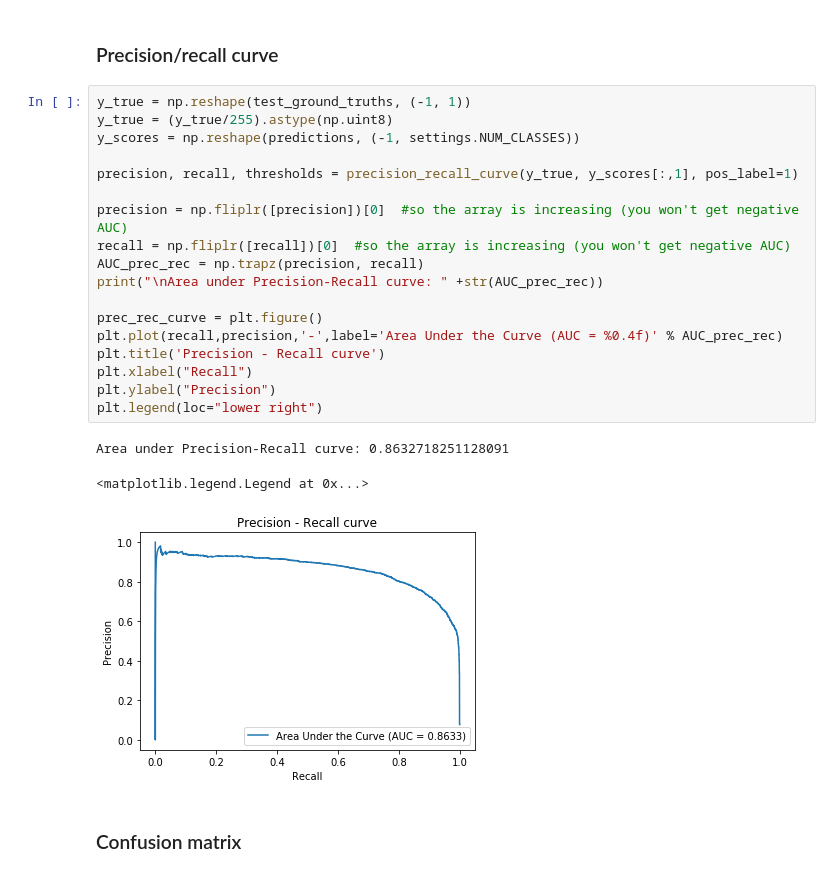
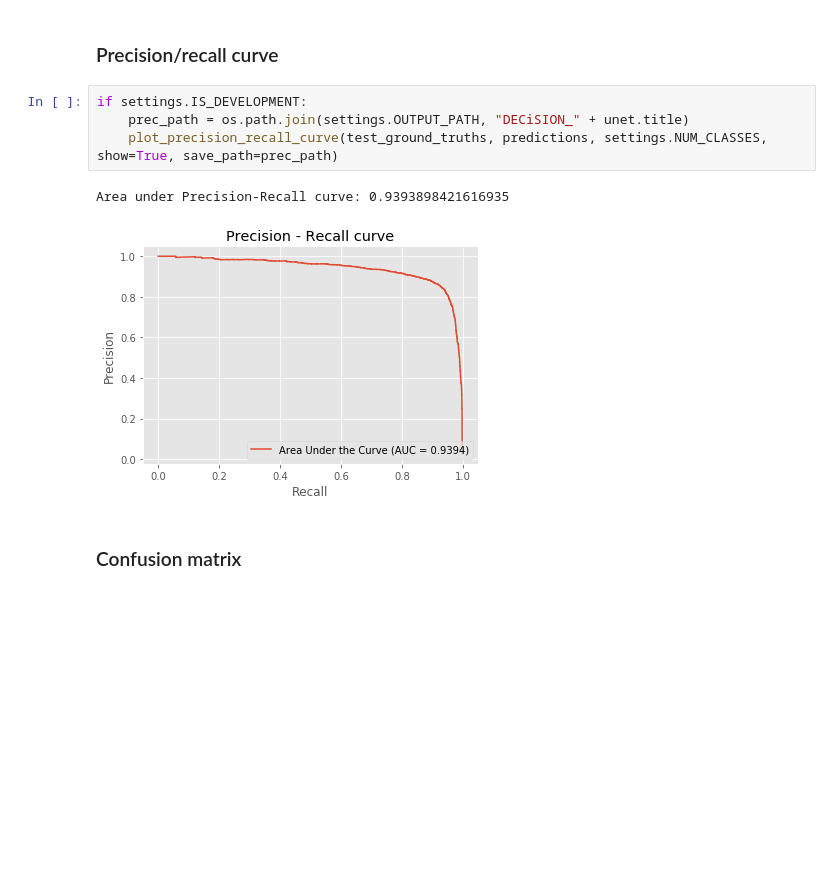
Before and after one commit to GeoffBreemer/DLToolkit, a Jupyter notebook: thesis/DECiSION_test.ipynb, the cells around one changed output. Cells and saved outputs as stored; diff of their text form; blank space fills up the shorter version.

```diff
--- a/thesis/DECiSION_test.ipynb
+++ b/thesis/DECiSION_test.ipynb
@@ -208,26 +219,11 @@ plt.show()
 # %% [markdown]
 ### Precision/recall curve
-# %%
-y_true = np.reshape(test_ground_truths, (-1, 1))
-y_true = (y_true/255).astype(np.uint8)
-y_scores = np.reshape(predictions, (-1, settings.NUM_CLASSES))
-
-precision, recall, thresholds = precision_recall_curve(y_true, y_scores[:,1], pos_label=1)
-
-precision = np.fliplr([precision])[0]  #so the array is increasing (you won't get negative AUC)
-recall = np.fliplr([recall])[0]  #so the array is increasing (you won't get negative AUC)
-AUC_prec_rec = np.trapz(precision, recall)
-print("\nArea under Precision-Recall curve: " +str(AUC_prec_rec))
-
-prec_rec_curve = plt.figure()
-plt.plot(recall,precision,'-',label='Area Under the Curve (AUC = %0.4f)' % AUC_prec_rec)
-plt.title('Precision - Recall curve')
-plt.xlabel("Recall")
-plt.ylabel("Precision")
-plt.legend(loc="lower right")
-# %% [output]
-Area under Precision-Recall curve: 0.8632718251128091
-<matplotlib.legend.Legend at 0x...>
-[figure, removed]
+# %%
+if settings.IS_DEVELOPMENT:
+    prec_path = os.path.join(settings.OUTPUT_PATH, "DECiSION_" + unet.title)
+    plot_precision_recall_curve(test_ground_truths, predictions, settings.NUM_CLASSES, show=True, save_path=prec_path)
+# %% [output]
+Area under Precision-Recall curve: 0.9393898421616935
+[figure, added]
 # %% [markdown]
 ### Confusion matrix
```
Also changed, not shown: parts of 29 cells of this notebook, 6 other files.
